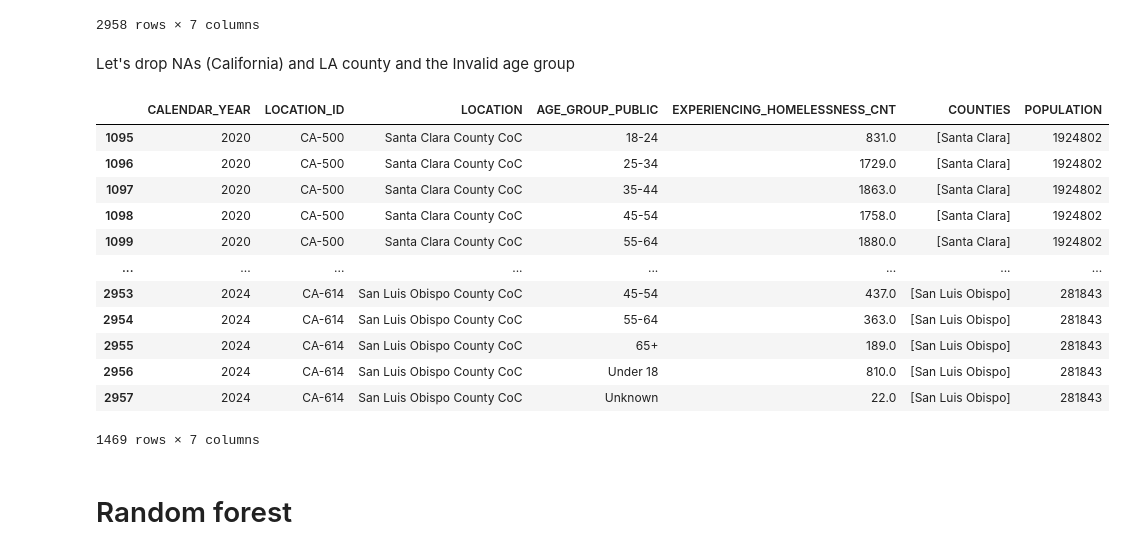
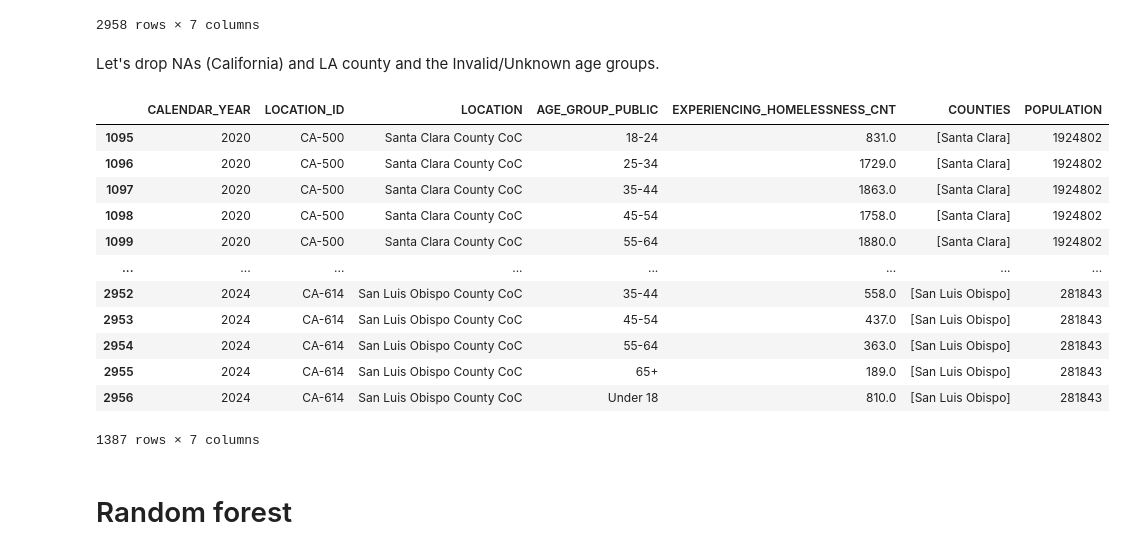
Before and after one commit to igoumiri/homelessness, a Jupyter notebook: plots.ipynb, the cells around one changed output. Saved outputs shown, nothing was run; the diff lists cells and outputs as text; code cells hidden in the pictures.

```diff
--- a/plots.ipynb
+++ b/plots.ipynb
@@ -333,26 +333,27 @@ df
 | 2957 | 2024 | CA-614 | San Luis Obispo County CoC | Unknown | 22.0 | [San Luis Obispo] | 281843 |
 2958 rows × 7 columns
 # %% [markdown]
-Let's drop NAs (California) and LA county and the Invalid age group
+Let's drop NAs (California) and LA county and the Invalid/Unknown age groups.
 # %%
 df.dropna(inplace=True)
 df.drop(df[df['COUNTIES'].apply(lambda counties: np.any(counties == ['Los Angeles']))].index, inplace=True)
 df.drop(df[df['AGE_GROUP_PUBLIC'] == 'Invalid'].index, inplace=True)
+df.drop(df[df['AGE_GROUP_PUBLIC'] == 'Unknown'].index, inplace=True)
 df
 # %% [output]
 |  | CALENDAR_YEAR | LOCATION_ID | LOCATION | AGE_GROUP_PUBLIC | EXPERIENCING_HOMELESSNESS_CNT | COUNTIES | POPULATION |
 | 1095 | 2020 | CA-500 | Santa Clara County CoC | 18-24 | 831.0 | [Santa Clara] | 1924802 |
 | 1096 | 2020 | CA-500 | Santa Clara County CoC | 25-34 | 1729.0 | [Santa Clara] | 1924802 |
 | 1097 | 2020 | CA-500 | Santa Clara County CoC | 35-44 | 1863.0 | [Santa Clara] | 1924802 |
 | 1098 | 2020 | CA-500 | Santa Clara County CoC | 45-54 | 1758.0 | [Santa Clara] | 1924802 |
 | 1099 | 2020 | CA-500 | Santa Clara County CoC | 55-64 | 1880.0 | [Santa Clara] | 1924802 |
 | ... | ... | ... | ... | ... | ... | ... | ... |
+| 2952 | 2024 | CA-614 | San Luis Obispo County CoC | 35-44 | 558.0 | [San Luis Obispo] | 281843 |
 | 2953 | 2024 | CA-614 | San Luis Obispo County CoC | 45-54 | 437.0 | [San Luis Obispo] | 281843 |
 | 2954 | 2024 | CA-614 | San Luis Obispo County CoC | 55-64 | 363.0 | [San Luis Obispo] | 281843 |
 | 2955 | 2024 | CA-614 | San Luis Obispo County CoC | 65+ | 189.0 | [San Luis Obispo] | 281843 |
 | 2956 | 2024 | CA-614 | San Luis Obispo County CoC | Under 18 | 810.0 | [San Luis Obispo] | 281843 |
-| 2957 | 2024 | CA-614 | San Luis Obispo County CoC | Unknown | 22.0 | [San Luis Obispo] | 281843 |
-1469 rows × 7 columns
+1387 rows × 7 columns
 # %%
 df['POPULATION'] = pd.to_numeric(df['POPULATION'], errors='coerce')
 # %% [markdown]
```
Also changed, not shown: parts of 13 cells of this notebook.
